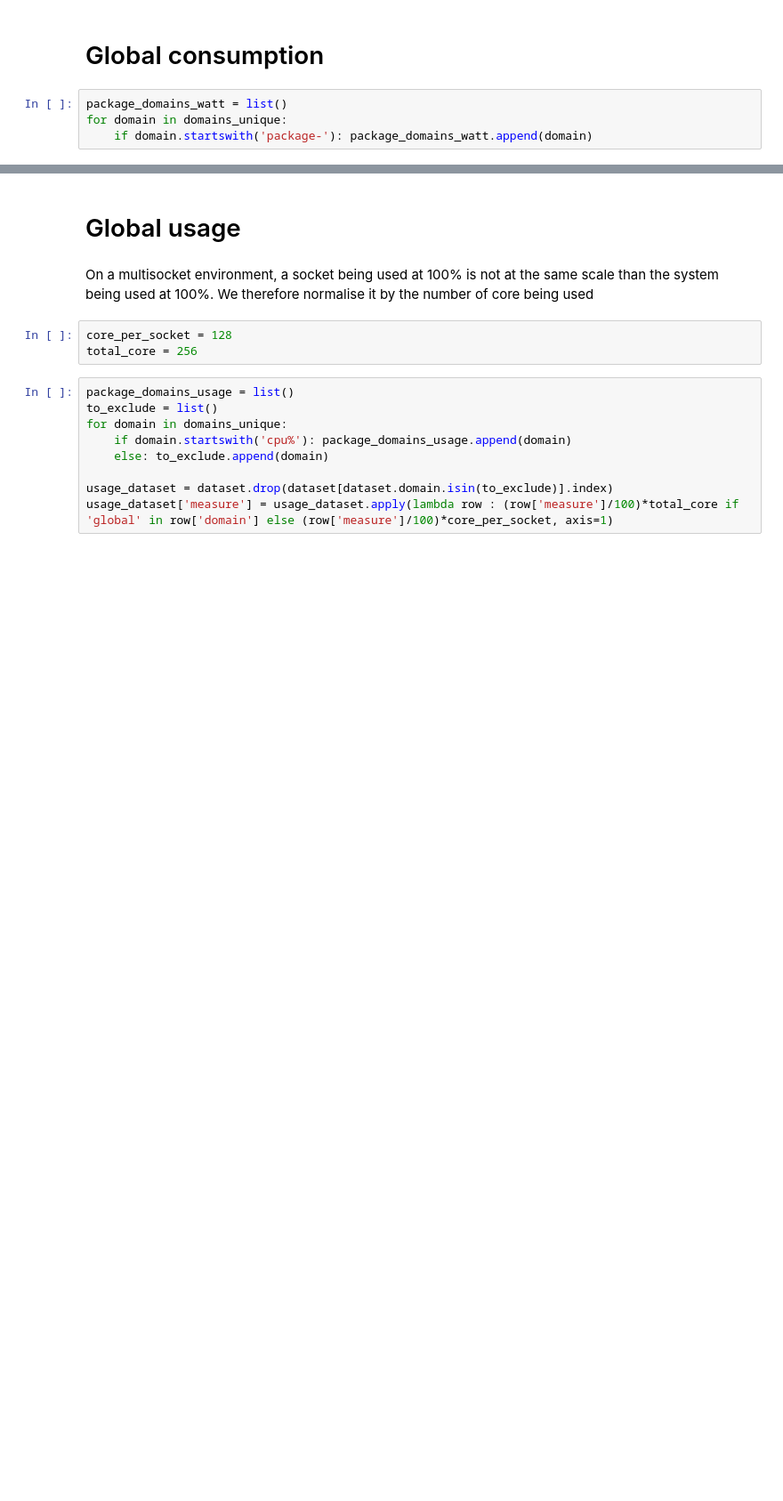
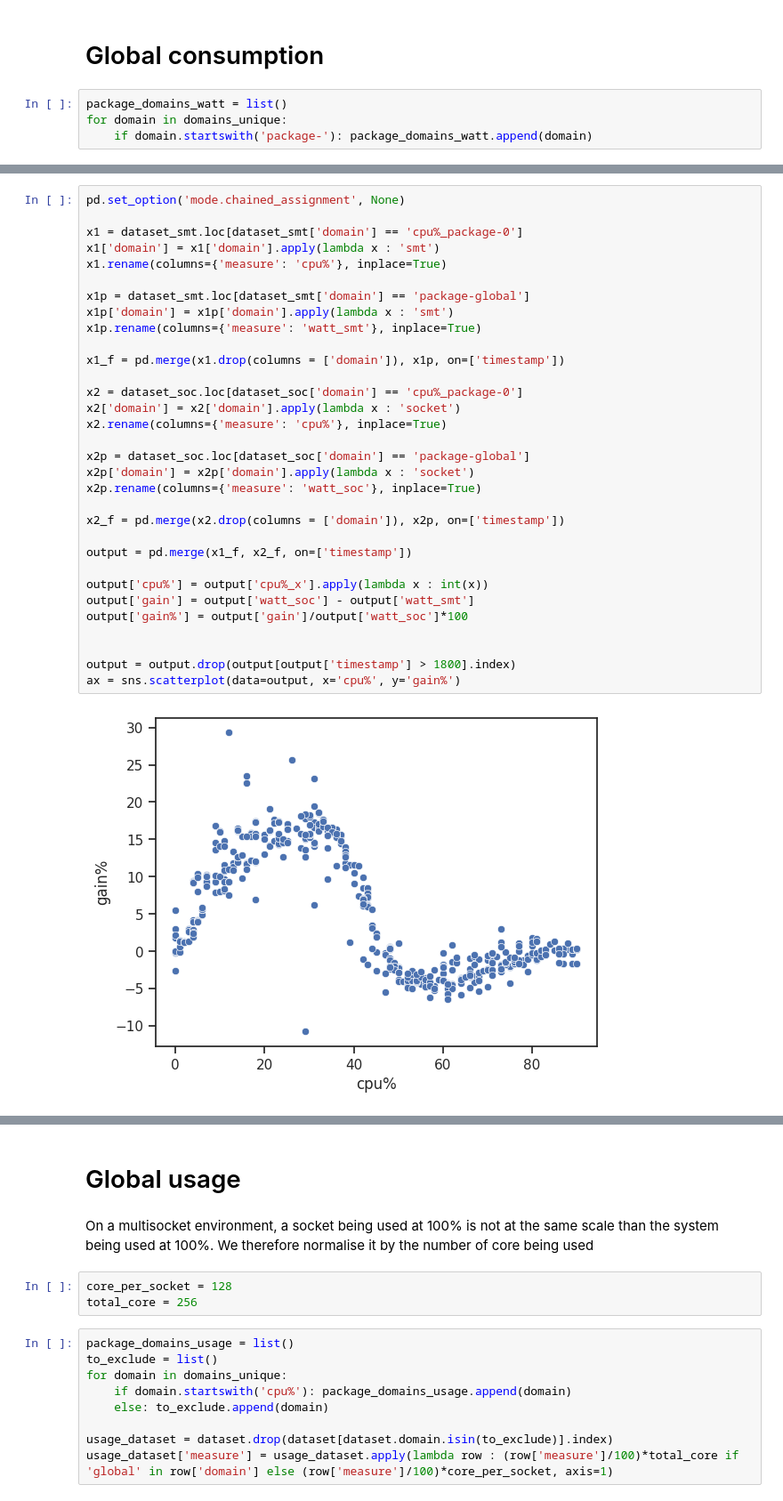
Before and after one commit to jacquetpi/rapl-reader, a Jupyter notebook: investig-consumption.ipynb, the cells around one changed output, grey strips where cells are left out. Shown at 89% size. Cells and saved outputs as stored; diff of their text form; blank space fills up the shorter version.

```diff
--- a/investig-consumption.ipynb
+++ b/investig-consumption.ipynb
@@ -68,0 +123,34 @@ print(joule2/joule1)
+# %%
+pd.set_option('mode.chained_assignment', None)
+
+x1 = dataset_smt.loc[dataset_smt['domain'] == 'cpu%_package-0']
+x1['domain'] = x1['domain'].apply(lambda x : 'smt')
+x1.rename(columns={'measure': 'cpu%'}, inplace=True)
+
+x1p = dataset_smt.loc[dataset_smt['domain'] == 'package-global']
+x1p['domain'] = x1p['domain'].apply(lambda x : 'smt')
+x1p.rename(columns={'measure': 'watt_smt'}, inplace=True)
+
+x1_f = pd.merge(x1.drop(columns = ['domain']), x1p, on=['timestamp'])
+
+x2 = dataset_soc.loc[dataset_soc['domain'] == 'cpu%_package-0']
+x2['domain'] = x2['domain'].apply(lambda x : 'socket')
+x2.rename(columns={'measure': 'cpu%'}, inplace=True)
+
+x2p = dataset_soc.loc[dataset_soc['domain'] == 'package-global']
+x2p['domain'] = x2p['domain'].apply(lambda x : 'socket')
+x2p.rename(columns={'measure': 'watt_soc'}, inplace=True)
+
+x2_f = pd.merge(x2.drop(columns = ['domain']), x2p, on=['timestamp'])
+
+output = pd.merge(x1_f, x2_f, on=['timestamp'])
+
+output['cpu%'] = output['cpu%_x'].apply(lambda x : int(x))
+output['gain'] = output['watt_soc'] - output['watt_smt']
+output['gain%'] = output['gain']/output['watt_soc']*100
+
+
+output = output.drop(output[output['timestamp'] > 1800].index)
+ax = sns.scatterplot(data=output, x='cpu%', y='gain%')
+# %% [output]
+[figure, added]
```
Also changed, not shown: parts of 18 cells of this notebook, 1 other file.
